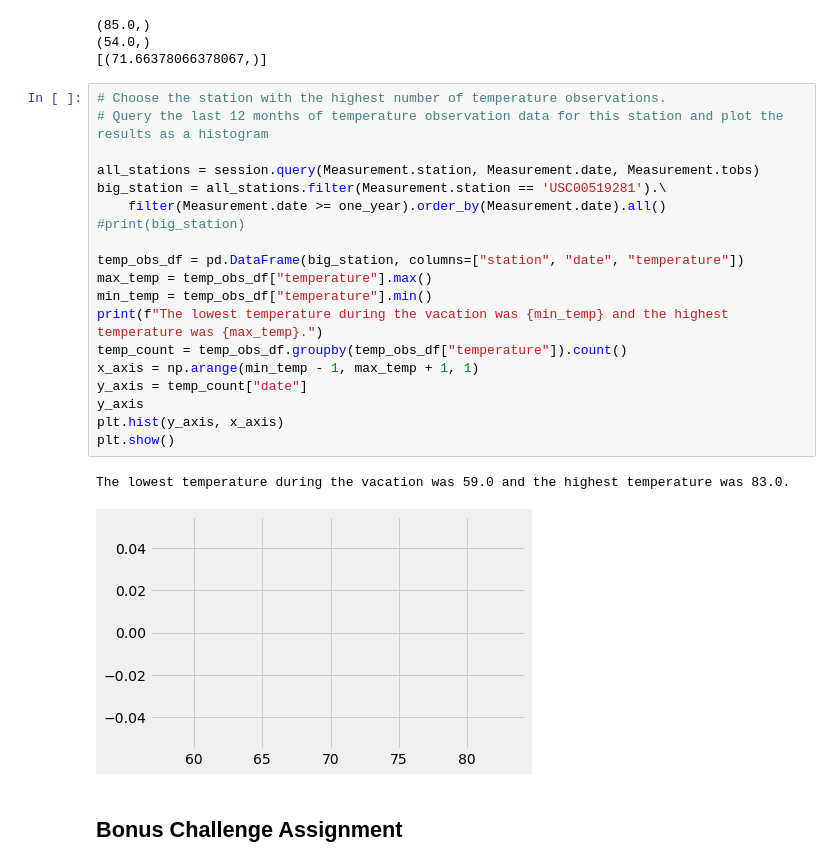
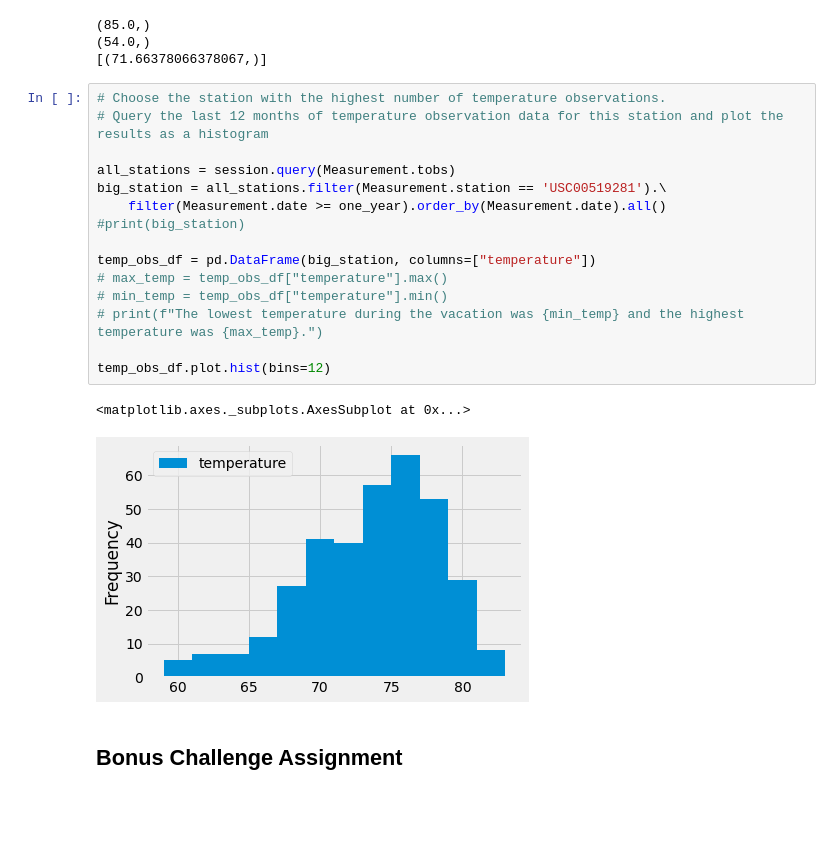
Before and after one commit to rteves0914/Hawaiin_vacation, a Jupyter notebook: climate_starter.ipynb, the cells around one changed output. Drawn from its saved outputs; the diff is of its cells as text; blank space fills up the shorter version.

```diff
--- a/climate_starter.ipynb
+++ b/climate_starter.ipynb
@@ -150,25 +150,21 @@ print(avg_temp)
 # %%
 # Choose the station with the highest number of temperature observations.
 # Query the last 12 months of temperature observation data for this station and plot the results as a histogram
 
-all_stations = session.query(Measurement.station, Measurement.date, Measurement.tobs)
+all_stations = session.query(Measurement.tobs)
 big_station = all_stations.filter(Measurement.station == 'USC00519281').\
     filter(Measurement.date >= one_year).order_by(Measurement.date).all()
 #print(big_station)
 
-temp_obs_df = pd.DataFrame(big_station, columns=["station", "date", "temperature"])
-max_temp = temp_obs_df["temperature"].max()
-min_temp = temp_obs_df["temperature"].min()
-print(f"The lowest temperature during the vacation was {min_temp} and the highest temperature was {max_temp}.")
-temp_count = temp_obs_df.groupby(temp_obs_df["temperature"]).count()
-x_axis = np.arange(min_temp - 1, max_temp + 1, 1)
-y_axis = temp_count["date"]
-y_axis
-plt.hist(y_axis, x_axis)
-plt.show()
+temp_obs_df = pd.DataFrame(big_station, columns=["temperature"])
+# max_temp = temp_obs_df["temperature"].max()
+# min_temp = temp_obs_df["temperature"].min()
+# print(f"The lowest temperature during the vacation was {min_temp} and the highest temperature was {max_temp}.")
+
+temp_obs_df.plot.hist(bins=12)
 # %% [output]
-The lowest temperature during the vacation was 59.0 and the highest temperature was 83.0.
+<matplotlib.axes._subplots.AxesSubplot at 0x...>
-[figure, old version]
+[figure, new version]
 # %% [markdown]
 ## Bonus Challenge Assignment
 # %%
```
Also changed, not shown: parts of 5 cells of this notebook, 1 other file.
